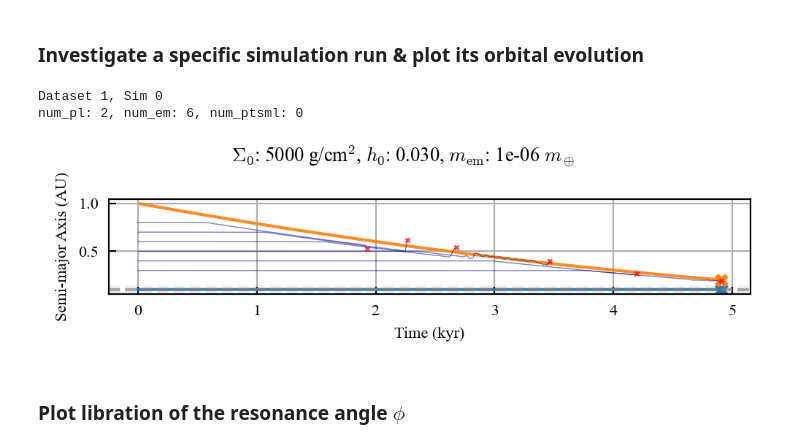
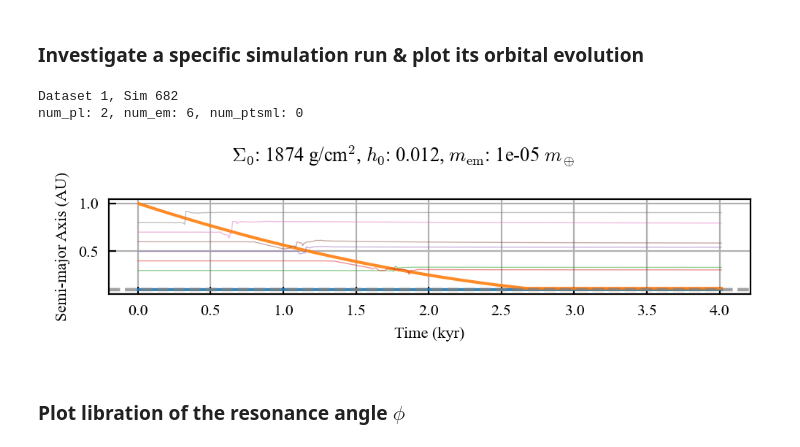
Before and after one commit to dchen10Git/uh-ifa-reu-2026, a Jupyter notebook: analyze_one_sim.ipynb, the cells around one changed output. Cells and saved outputs as stored; diff of their text form; code cells hidden in the pictures.

```diff
--- a/analyze_one_sim.ipynb
+++ b/analyze_one_sim.ipynb
@@ -75,7 +75,7 @@ def plot_system(saved_sim, elements, num_pl, num_em, num_ptsml, t_units='kyr'):
 
     time_factor = {'yr': 1, 'kyr': 1e3, 'Myr': 1e6}[t_units]
     pl_style = {'alpha': 0.9}
-    em_style = {'c': 'navy', 'alpha': 0.5, 'lw': 0.5}
+    em_style = {'alpha': 0.5, 'lw': 0.5} # 'c': 'navy'
     ptsml_style = {'c': 'k', 'alpha': 0.9, 'lw': 0.2}
 
     if not isinstance(axs, list): # if elements is one item
@@ -299,36 +299,36 @@ def plot_system(saved_sim, elements, num_pl, num_em, num_ptsml, t_units='kyr'):
     plt.tight_layout(); plt.show()
     # plt.savefig("Figures/orbital_evo.svg", bbox_inches="tight")
 
 dataset_id = 1
-sim_id = 0
+sim_id = 682
 
 elements = ['a']
 
 for sim_id in range(sim_id, sim_id+1, 10):
 # for sim_id in inside_d:
     base_dir = Path.cwd()
     file_path = base_dir.parent / f"sim_results/dataset{dataset_id}" / f"sim{sim_id}.h5"
 
     try:
         saved_sim = reb_sims.load_simulation_run(file_path)
     except FileNotFoundError:
         print(f"Sim {sim_id} not found")
         continue
 
     sim_data, metadata = saved_sim
     m_star = metadata['m_star']
     rock_names = list(sim_data.keys())
     rocks = {p: sim_data[p] for p in rock_names}
     num_pl, num_em, num_ptsml = metadata['num_pl'], metadata['num_em'], metadata['num_ptsml']
 
     print(f"Dataset {dataset_id}, Sim {sim_id}")
     print(f"num_pl: {metadata['num_pl']}, num_em: {metadata['num_em']}, num_ptsml: {metadata['num_ptsml']}")
     # plot_system(saved_sim, ['a', 'e', 'P_ratio', 'tau_a'], num_pl, num_em, num_ptsml)
     plot_system(saved_sim, elements, num_pl, num_em, num_ptsml)
 # %% [output]
-Dataset 1, Sim 0
+Dataset 1, Sim 682
 num_pl: 2, num_em: 6, num_ptsml: 0
-[figure, old version]
+[figure, new version]
 # %% [markdown]
 ### Plot libration of the resonance angle $\phi$
 # %%
```
Also changed, not shown: parts of 2 cells of this notebook, 4 other files.
